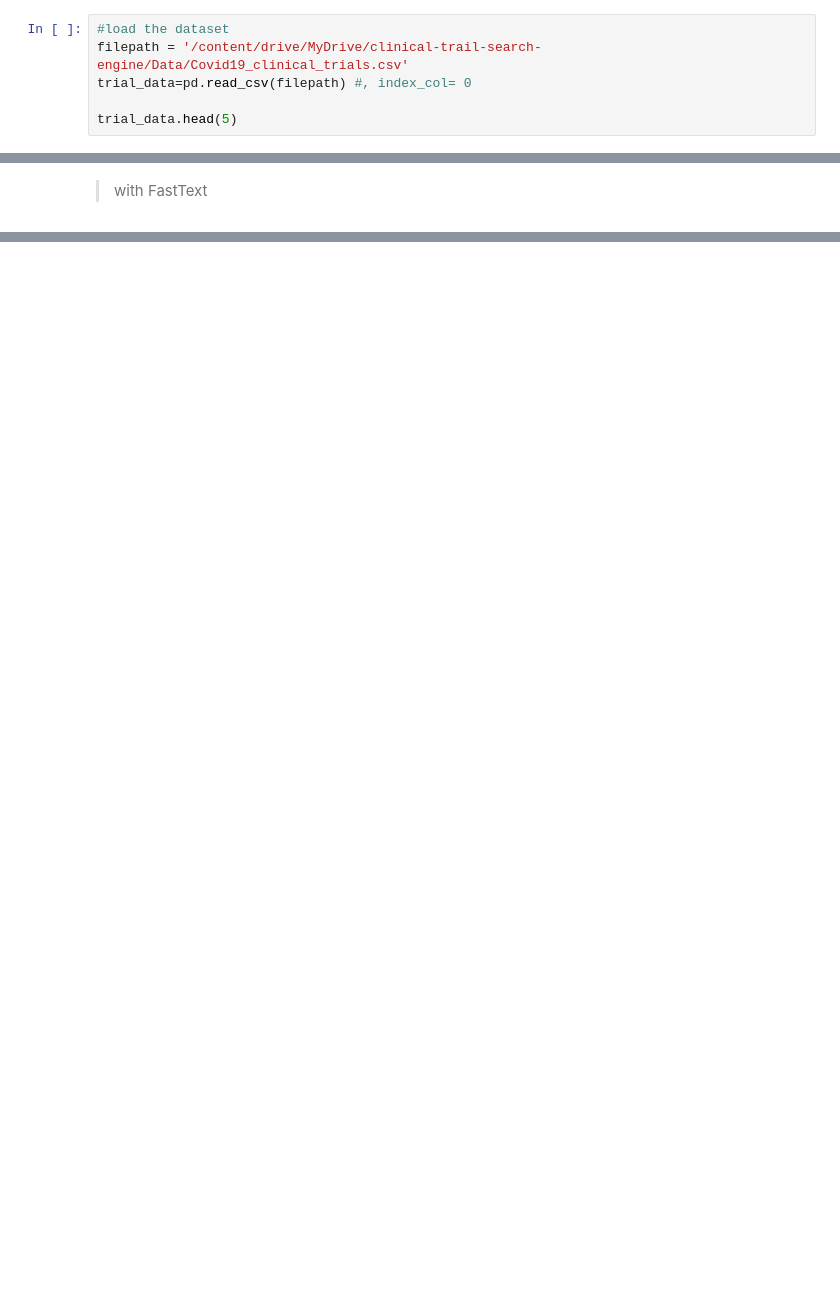
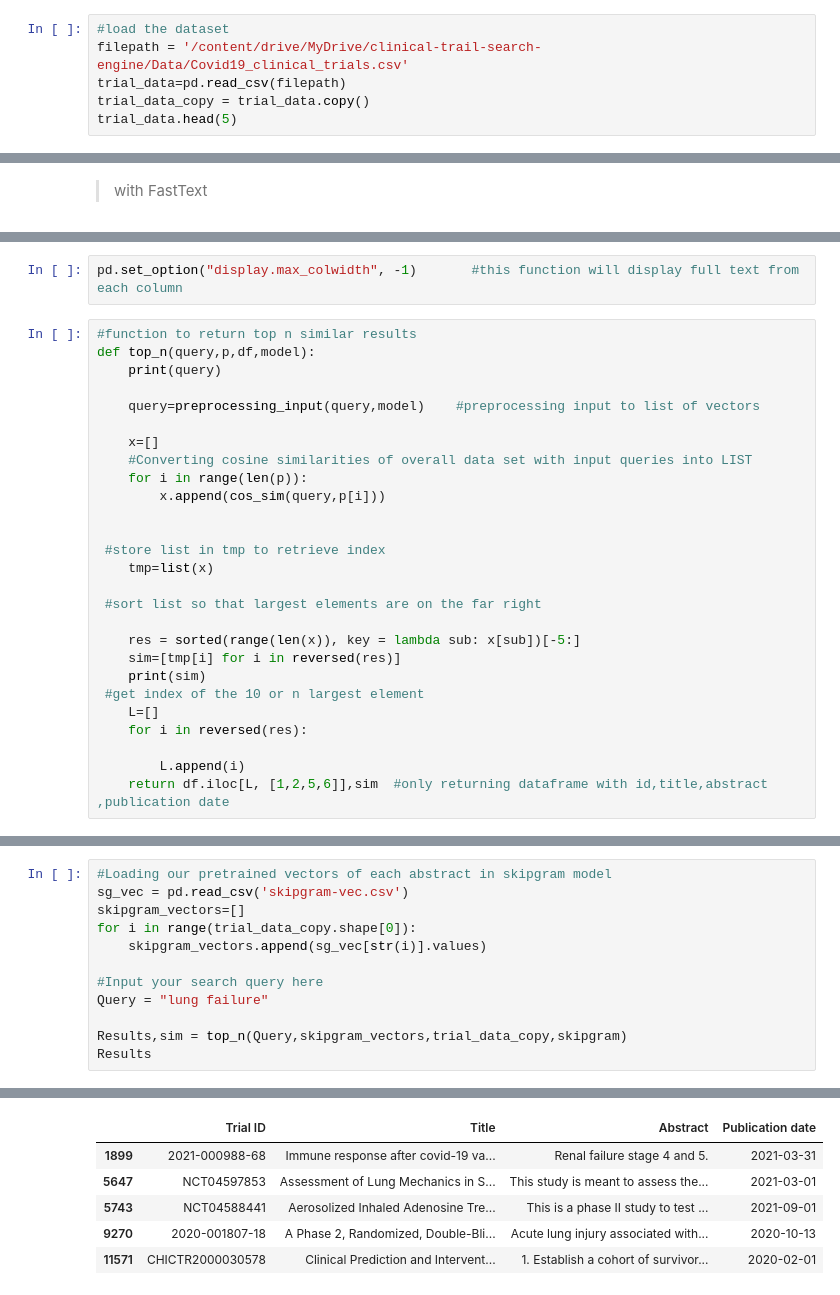
Before and after one commit to UpadhyayShweta/Projects, a Jupyter notebook: Search_Engine.ipynb, the cells around one changed output, grey strips where cells are left out. Drawn from its saved outputs; the diff is of its cells as text; blank space fills up the shorter version.

```diff
--- a/Search_Engine.ipynb
+++ b/Search_Engine.ipynb
@@ -58,8 +61,8 @@ Mounted at /content/drive
 # %%
 #load the dataset
 filepath = '/content/drive/MyDrive/clinical-trail-search-engine/Data/Covid19_clinical_trials.csv'
-trial_data=pd.read_csv(filepath) #, index_col= 0
-
+trial_data=pd.read_csv(filepath)
+trial_data_copy = trial_data.copy()
 trial_data.head(5)
 # %% [output]
 |  | Date added | Trial ID | Title | Brief title | Acronym | Abstract | Publication date | Active years | ... |
@@ -421,0 +521,29 @@ result
+# %%
+pd.set_option("display.max_colwidth", -1)       #this function will display full text from each column
+# %%
+#function to return top n similar results
+def top_n(query,p,df,model):
+    print(query)
+
+    query=preprocessing_input(query,model)    #preprocessing input to list of vectors
+
+    x=[]
+    #Converting cosine similarities of overall data set with input queries into LIST
+    for i in range(len(p)):
+        x.append(cos_sim(query,p[i]))
+
+
+ #store list in tmp to retrieve index
+    tmp=list(x)
+
+ #sort list so that largest elements are on the far right
+
+    res = sorted(range(len(x)), key = lambda sub: x[sub])[-5:]
+    sim=[tmp[i] for i in reversed(res)]
+    print(sim)
+ #get index of the 10 or n largest element
+    L=[]
+    for i in reversed(res):
+
+        L.append(i)
+    return df.iloc[L, [1,2,5,6]],sim  #only returning dataframe with id,title,abstract ,publication date
@@ -421,0 +552,13 @@ result
+# %%
+#Loading our pretrained vectors of each abstract in skipgram model
+sg_vec = pd.read_csv('skipgram-vec.csv')
+skipgram_vectors=[]
+for i in range(trial_data_copy.shape[0]):
+    skipgram_vectors.append(sg_vec[str(i)].values)
+
+#Input your search query here
+Query = "lung failure"
+
+Results,sim = top_n(Query,skipgram_vectors,trial_data_copy,skipgram)
+Results
+# %% [output]
@@ -421,0 +567,6 @@ result
+|  | Trial ID | Title | Abstract | Publication date |
+| 1899 | 2021-000988-68 | Immune response after covid-19 va... | Renal failure stage 4 and 5. | 2021-03-31 |
+| 5647 | NCT04597853 | Assessment of Lung Mechanics in S... | This study is meant to assess the... | 2021-03-01 |
+| 5743 | NCT04588441 | Aerosolized Inhaled Adenosine Tre... | This is a phase II study to test ... | 2021-09-01 |
+| 9270 | 2020-001807-18 | A Phase 2, Randomized, Double-Bli... | Acute lung injury associated with... | 2020-10-13 |
+| 11571 | CHICTR2000030578 | Clinical Prediction and Intervent... | 1. Establish a cohort of survivor... | 2020-02-01 |
```
Also changed, not shown: parts of 38 cells of this notebook.
